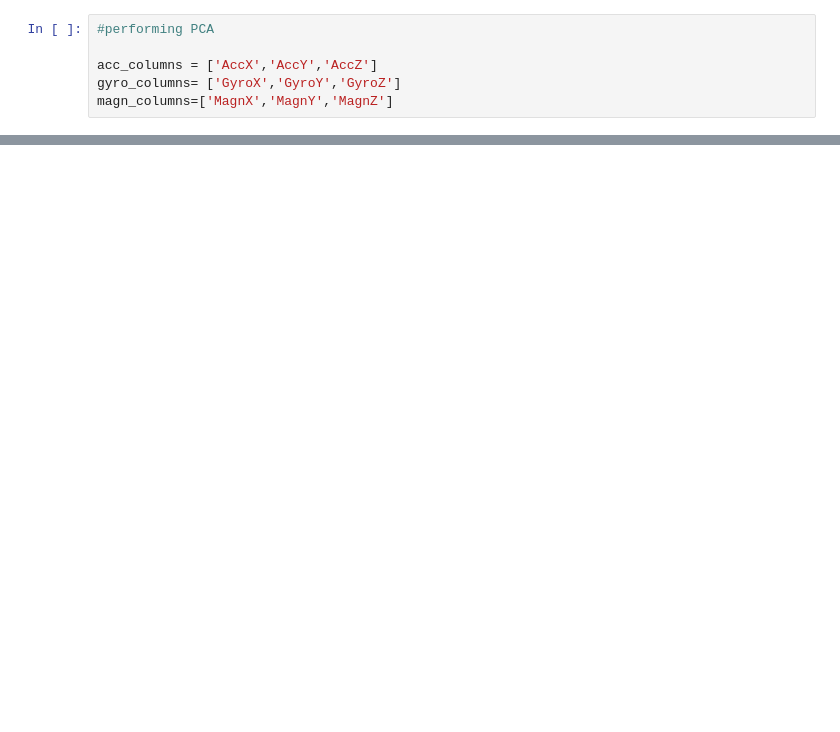
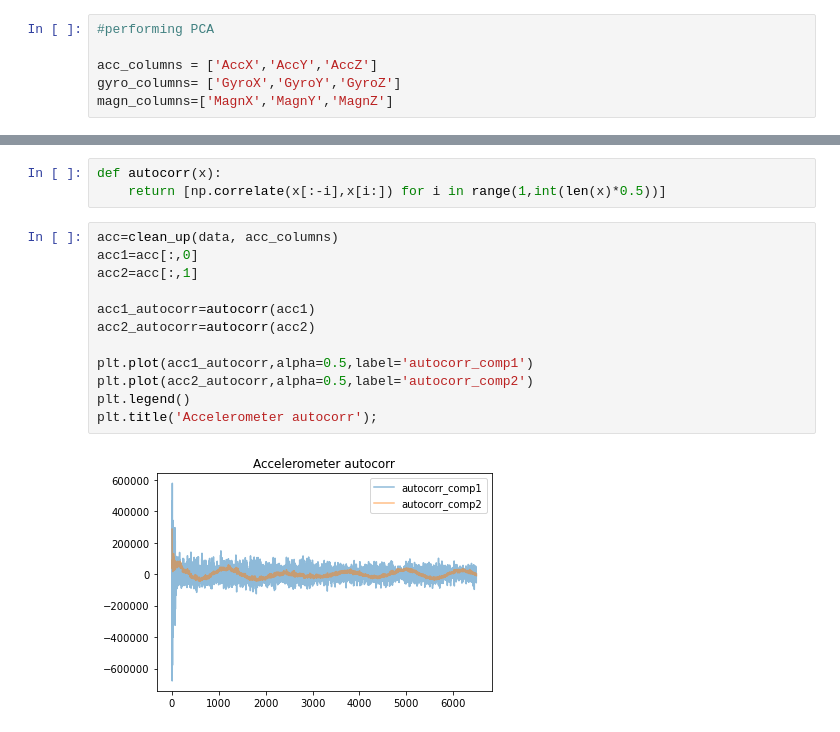
Before and after one commit to zanocrate/LCP_projects_Y4, a Jupyter notebook: Raffo_draft2.ipynb, the cells around one changed output, grey strips where cells are left out. Saved outputs shown, nothing was run; the diff lists cells and outputs as text; blank space fills up the shorter version.

Commit message:
aggiunta funzione di autocorrelazione

```diff
--- a/Raffo_draft2.ipynb
+++ b/Raffo_draft2.ipynb
@@ -153,0 +158,17 @@ sensor_plot(data,acc_columns,'Accelerometer','[mg]')
+# %%
+def autocorr(x):
+    return [np.correlate(x[:-i],x[i:]) for i in range(1,int(len(x)*0.5))]
+# %%
+acc=clean_up(data, acc_columns)
+acc1=acc[:,0]
+acc2=acc[:,1]
+
+acc1_autocorr=autocorr(acc1)
+acc2_autocorr=autocorr(acc2)
+
+plt.plot(acc1_autocorr,alpha=0.5,label='autocorr_comp1')
+plt.plot(acc2_autocorr,alpha=0.5,label='autocorr_comp2')
+plt.legend()
+plt.title('Accelerometer autocorr');
+# %% [output]
+[figure, added]
```
Also changed, not shown: parts of 12 cells of this notebook.
